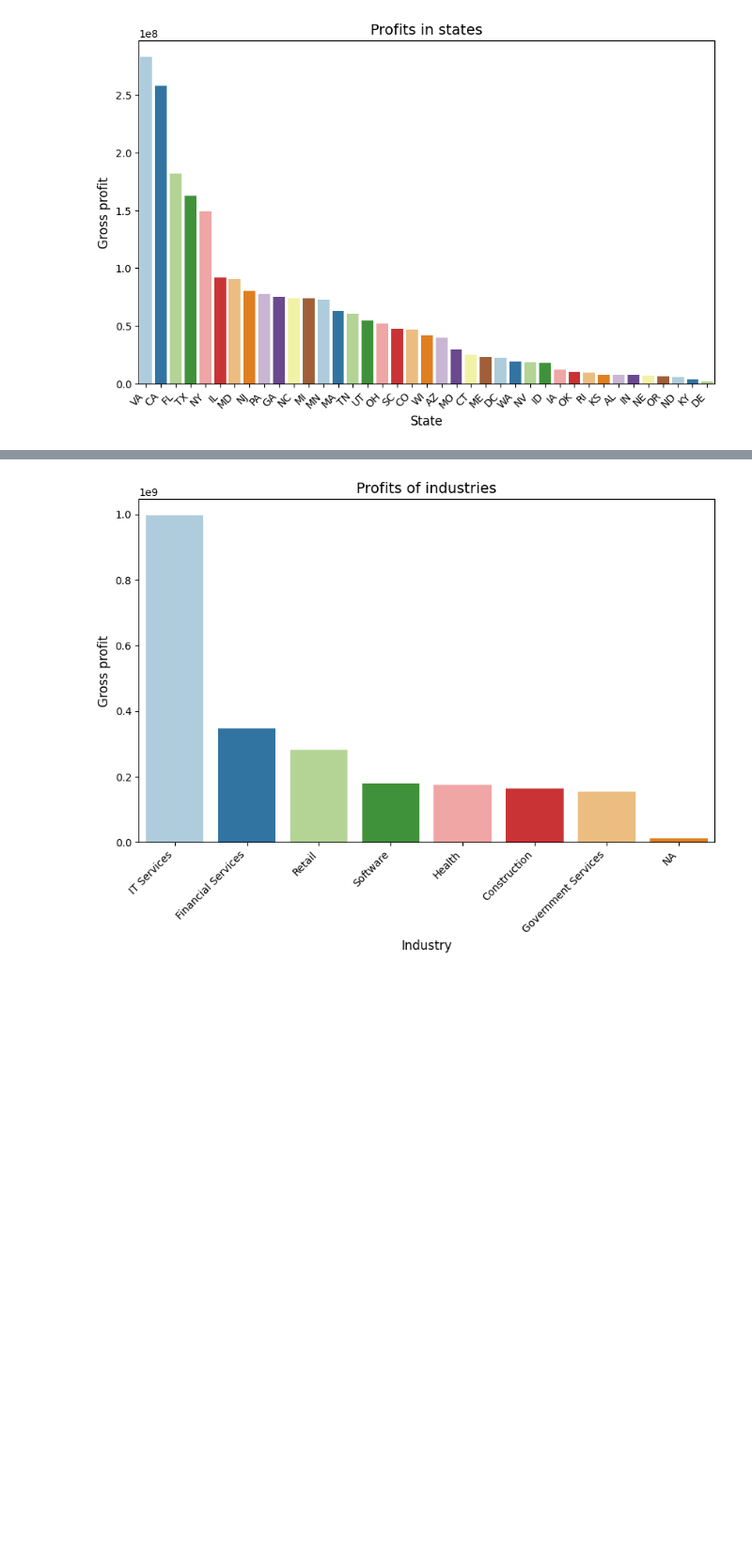
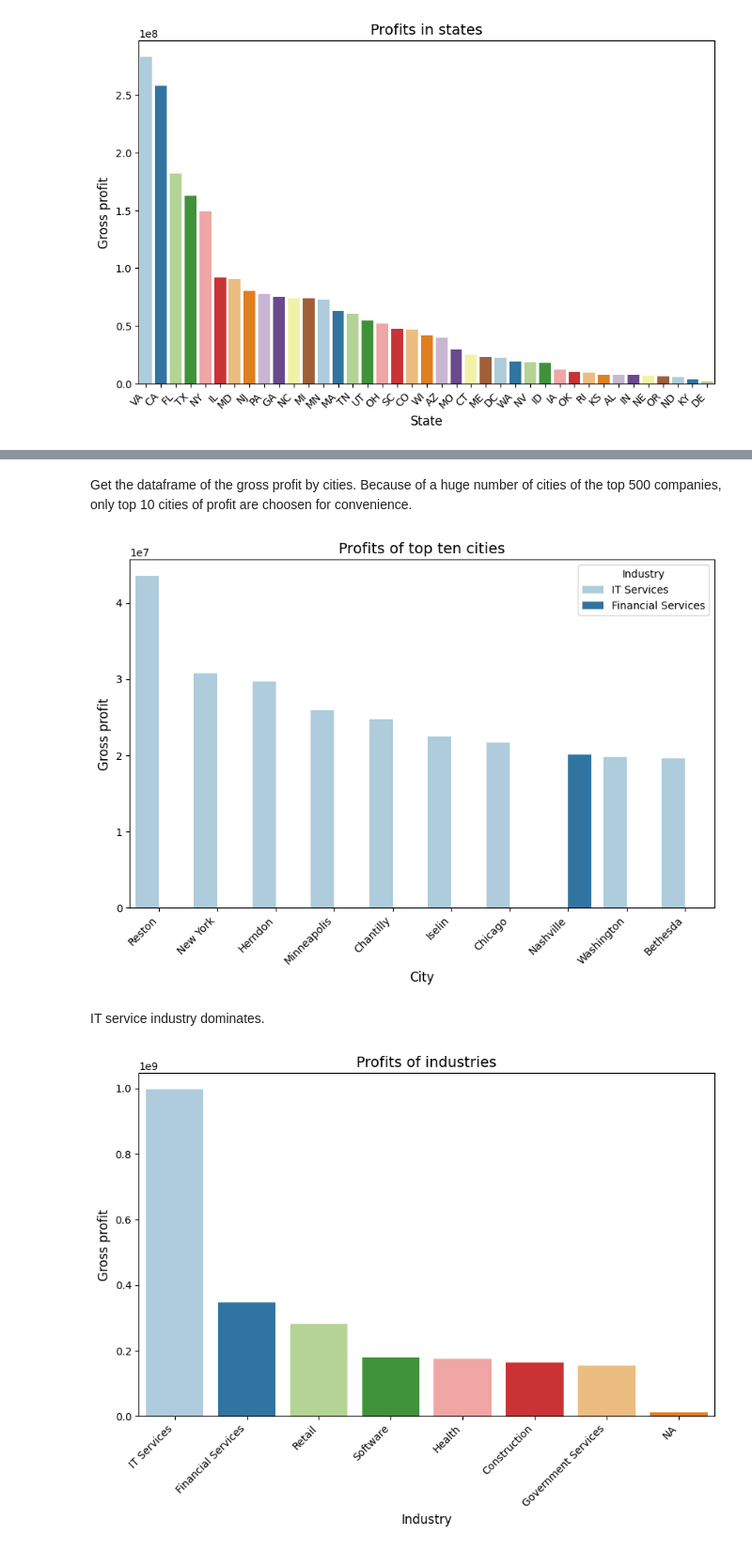
Before and after one commit to derkaiser9423/PythonPracticeProject, a Jupyter notebook: Assigment_2_s8091335.ipynb, the cells around one changed output, grey strips where cells are left out. Shown at 94% size. Drawn from its saved outputs; the diff is of its cells as text; code cells hidden in the pictures; blank space fills up the shorter version.

```diff
--- a/Assigment_2_s8091335.ipynb
+++ b/Assigment_2_s8091335.ipynb
@@ -307,6 +392,21 @@ plt.show()
 group_profit_by_city = df.groupby(['City', 'Industry'])['Profit'].sum().reset_index().sort_values('Profit', ascending=False)
 # %%
 top_cities = group_profit_by_city.head(10)
+# %% [markdown]
+Get the dataframe of the gross profit by cities. Because of a huge number of cities of the top 500 companies, only top 10 cities of profit are choosen for convenience.
+# %%
+plt.figure(figsize=(10, 6))
+sns.barplot(x=top_cities['City'], y=top_cities['Profit'], hue='Industry', data=top_cities, palette="Paired")
+plt.xlabel('City', fontsize=12)
+plt.ylabel('Gross profit', fontsize=12)
+plt.title('Profits of top ten cities', fontsize=14)
+plt.xticks(rotation=45, ha='right', fontsize=10)
+
+plt.show()
+# %% [output]
+[figure, added]
+# %% [markdown]
+IT service industry dominates.
 # %%
 group_profit_by_industry = df.groupby('Industry')['Profit'].sum().reset_index().sort_values('Profit', ascending=False)
 # %%
```
Also changed, not shown: parts of 46 cells of this notebook.
